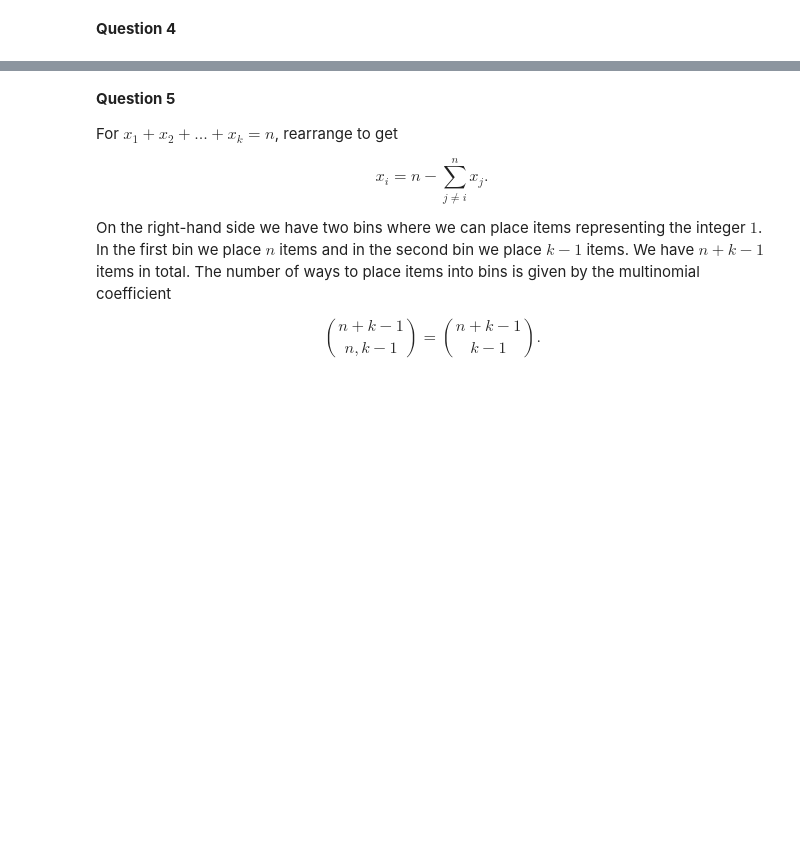
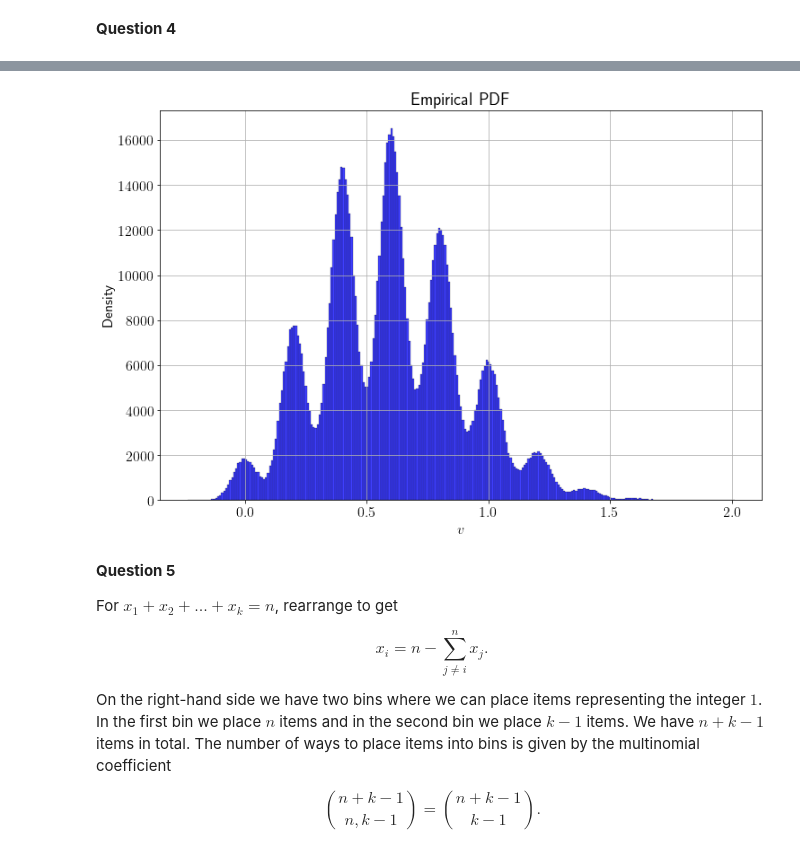
Before and after one commit to ndoyle815/MA930, a Jupyter notebook: Assignments/MA930_assignment1_2260253.ipynb, the cells around one changed output, grey strips where cells are left out. Drawn from its saved outputs; the diff is of its cells as text; code cells hidden in the pictures; blank space fills up the shorter version.

```diff
--- a/Assignments/MA930_assignment1_2260253.ipynb
+++ b/Assignments/MA930_assignment1_2260253.ipynb
@@ -99,0 +124,24 @@ This is the characteristic function of a Gamma distributed random variable with
+# %%
+# (ii)
+
+def NeuronRV(p, n, a, sigma, s, NSim):
+    # function to create the distribution of Voltage change across neurons with inputs:
+    # p: probability of a neuron firing
+    # n: number of synaptic contacts from Neuron A to Neuron B
+    # a: mean parameter for singular voltage change distributed normally
+    # sigma: variance parameter for singular voltage change distributed normally
+    # s: variance parameter for noise
+    # NSim: number of simulations to run
+
+    Vs = np.zeros(NSim)
+
+    for i in range(NSim):
+        Vsum = 0
+        for k in range(n):
+            r = np.random.rand()
+            if r < p:
+                # add to sum of voltage changes if bernoulli RV is a success
+                Vsum += np.random.normal(loc = a, scale = sigma)
+        Vs[i] = Vsum + np.random.normal(loc = 0, scale = s)
+
+    return Vs
@@ -100,3 +201,15 @@ This is the characteristic function of a Gamma distributed random variable with
+# %%
+# plotting
+
+fig = plt.figure(figsize=(12,8))
+
+sns.histplot(Voltages, color='b')
+plt.xlabel('$v$')
+plt.ylabel('Density')
+plt.title('Empirical PDF')
+plt.grid()
+# %% [output]
+[figure, added]
 # %% [markdown]
 **Question 5**
 
```
Also changed, not shown: parts of 6 cells of this notebook.
